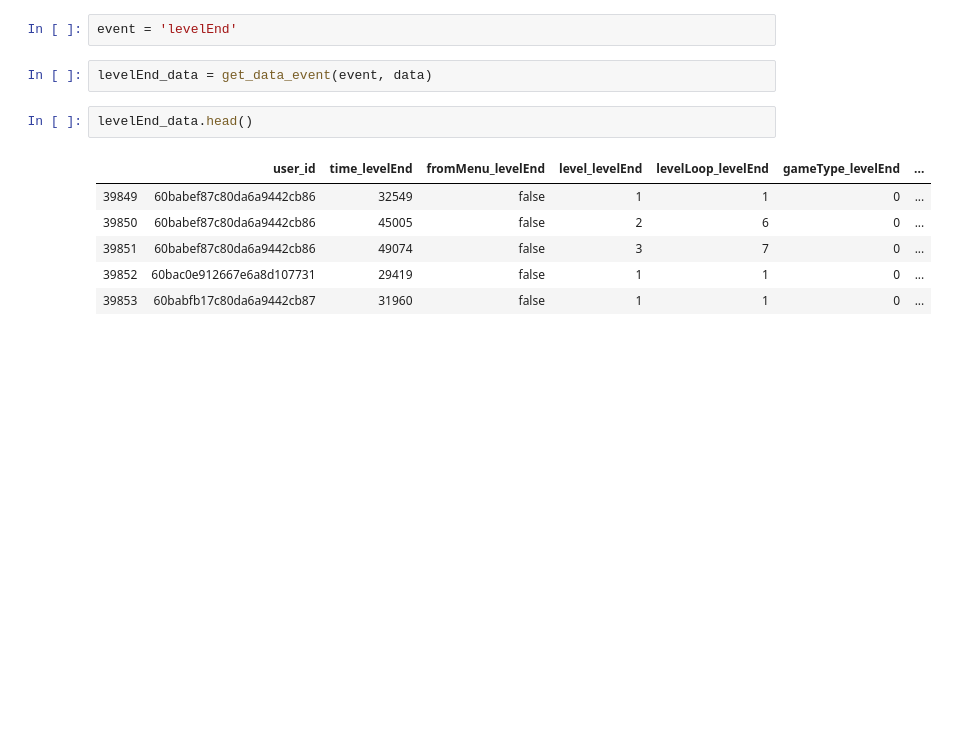
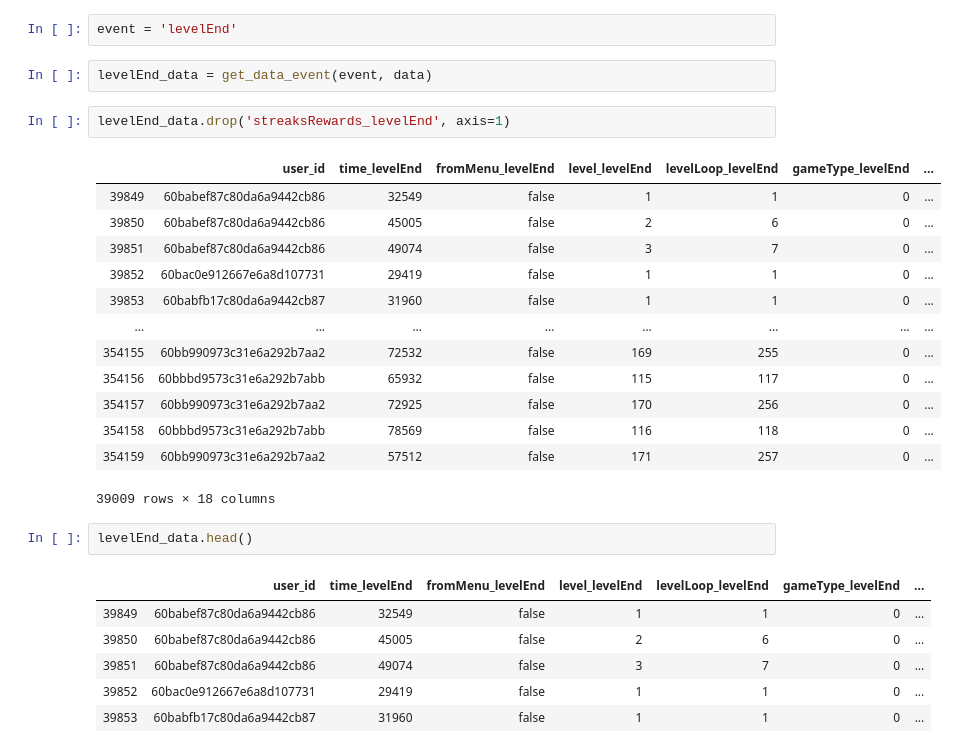
Before and after one commit to smeyanof/game_analysis, a Jupyter notebook: game_analysis.ipynb, the cells around one changed output. Cells and saved outputs as stored; diff of their text form; blank space fills up the shorter version.

```diff
--- a/game_analysis.ipynb
+++ b/game_analysis.ipynb
@@ -181,6 +193,22 @@ getBooster_data.head()
 event = 'levelEnd'
 # %%
 levelEnd_data = get_data_event(event, data)
+# %%
+levelEnd_data.drop('streaksRewards_levelEnd', axis=1)
+# %% [output]
+|  | user_id | time_levelEnd | fromMenu_levelEnd | level_levelEnd | levelLoop_levelEnd | gameType_levelEnd | ... |
+| 39849 | 60babef87c80da6a9442cb86 | 32549 | false | 1 | 1 | 0 | ... |
+| 39850 | 60babef87c80da6a9442cb86 | 45005 | false | 2 | 6 | 0 | ... |
+| 39851 | 60babef87c80da6a9442cb86 | 49074 | false | 3 | 7 | 0 | ... |
+| 39852 | 60bac0e912667e6a8d107731 | 29419 | false | 1 | 1 | 0 | ... |
+| 39853 | 60babfb17c80da6a9442cb87 | 31960 | false | 1 | 1 | 0 | ... |
+| ... | ... | ... | ... | ... | ... | ... | ... |
+| 354155 | 60bb990973c31e6a292b7aa2 | 72532 | false | 169 | 255 | 0 | ... |
+| 354156 | 60bbbd9573c31e6a292b7abb | 65932 | false | 115 | 117 | 0 | ... |
+| 354157 | 60bb990973c31e6a292b7aa2 | 72925 | false | 170 | 256 | 0 | ... |
+| 354158 | 60bbbd9573c31e6a292b7abb | 78569 | false | 116 | 118 | 0 | ... |
+| 354159 | 60bb990973c31e6a292b7aa2 | 57512 | false | 171 | 257 | 0 | ... |
+39009 rows × 18 columns
 # %%
 levelEnd_data.head()
 # %% [output]
```
Also changed, not shown: parts of 23 cells of this notebook.
